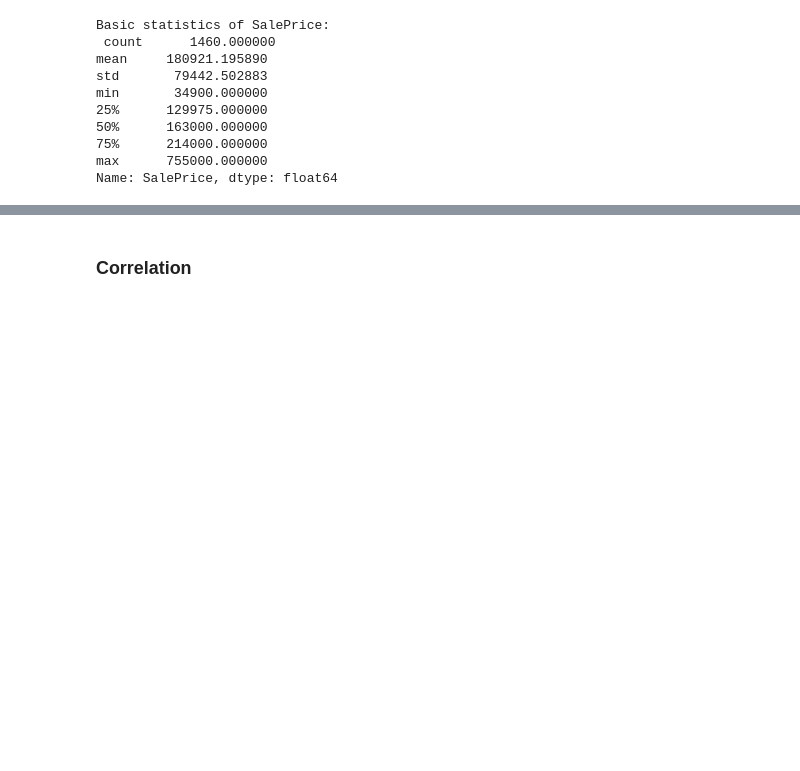
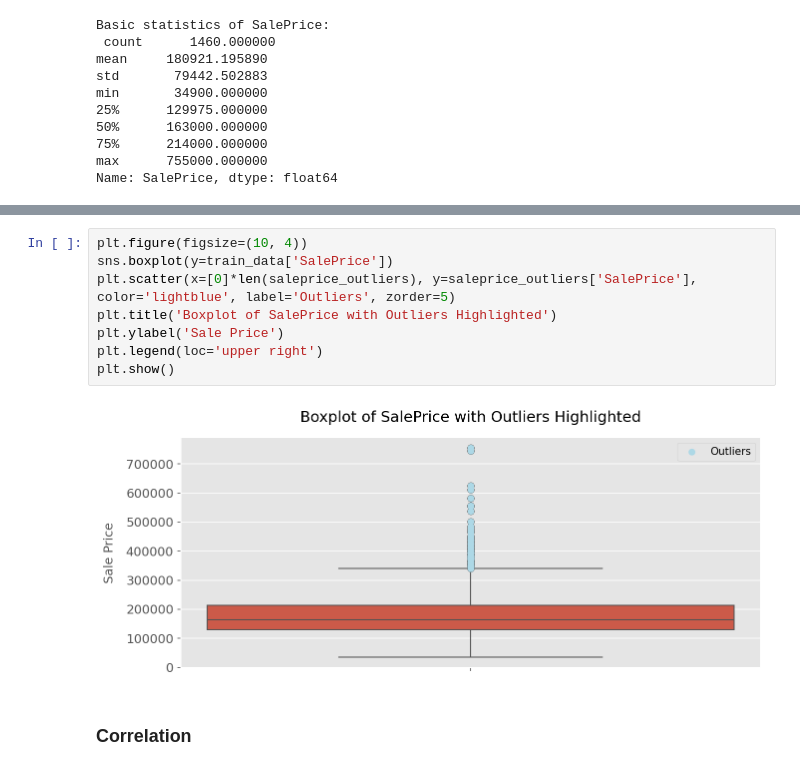
Before and after one commit to DataScientistHadi/House_Price_Prediction, a Jupyter notebook: notebooks/01_eda.ipynb, the cells around one changed output, grey strips where cells are left out. Saved outputs shown, nothing was run; the diff lists cells and outputs as text; blank space fills up the shorter version.

```diff
--- a/notebooks/01_eda.ipynb
+++ b/notebooks/01_eda.ipynb
@@ -151,3 +181,13 @@ plt.show()
+# %%
+plt.figure(figsize=(10, 4))
+sns.boxplot(y=train_data['SalePrice'])
+plt.scatter(x=[0]*len(saleprice_outliers), y=saleprice_outliers['SalePrice'], color='lightblue', label='Outliers', zorder=5)
+plt.title('Boxplot of SalePrice with Outliers Highlighted')
+plt.ylabel('Sale Price')
+plt.legend(loc='upper right')
+plt.show()
+# %% [output]
+[figure, added]
 # %% [markdown]
 ### Correlation
 # %%
```
Also changed, not shown: parts of 8 cells of this notebook.
